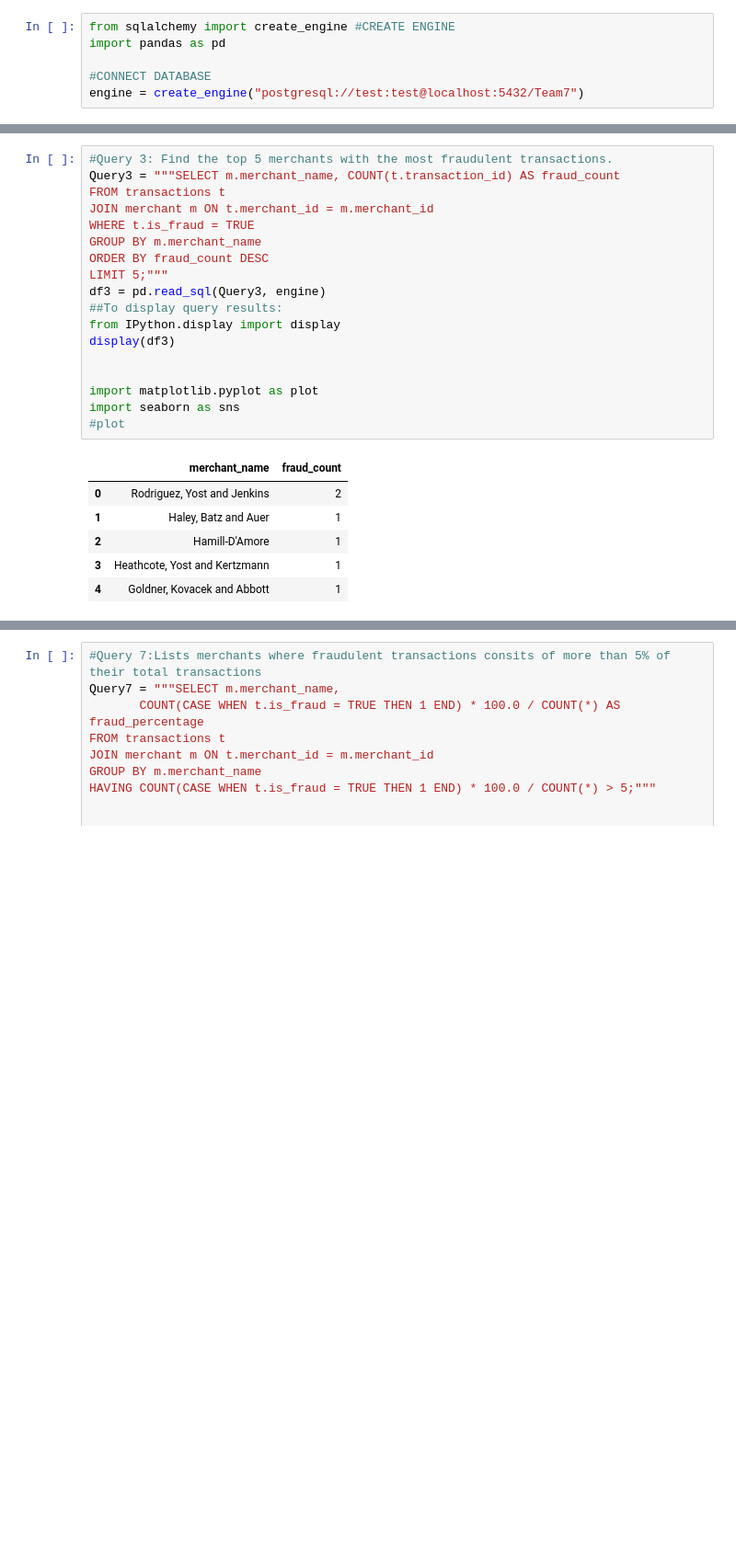
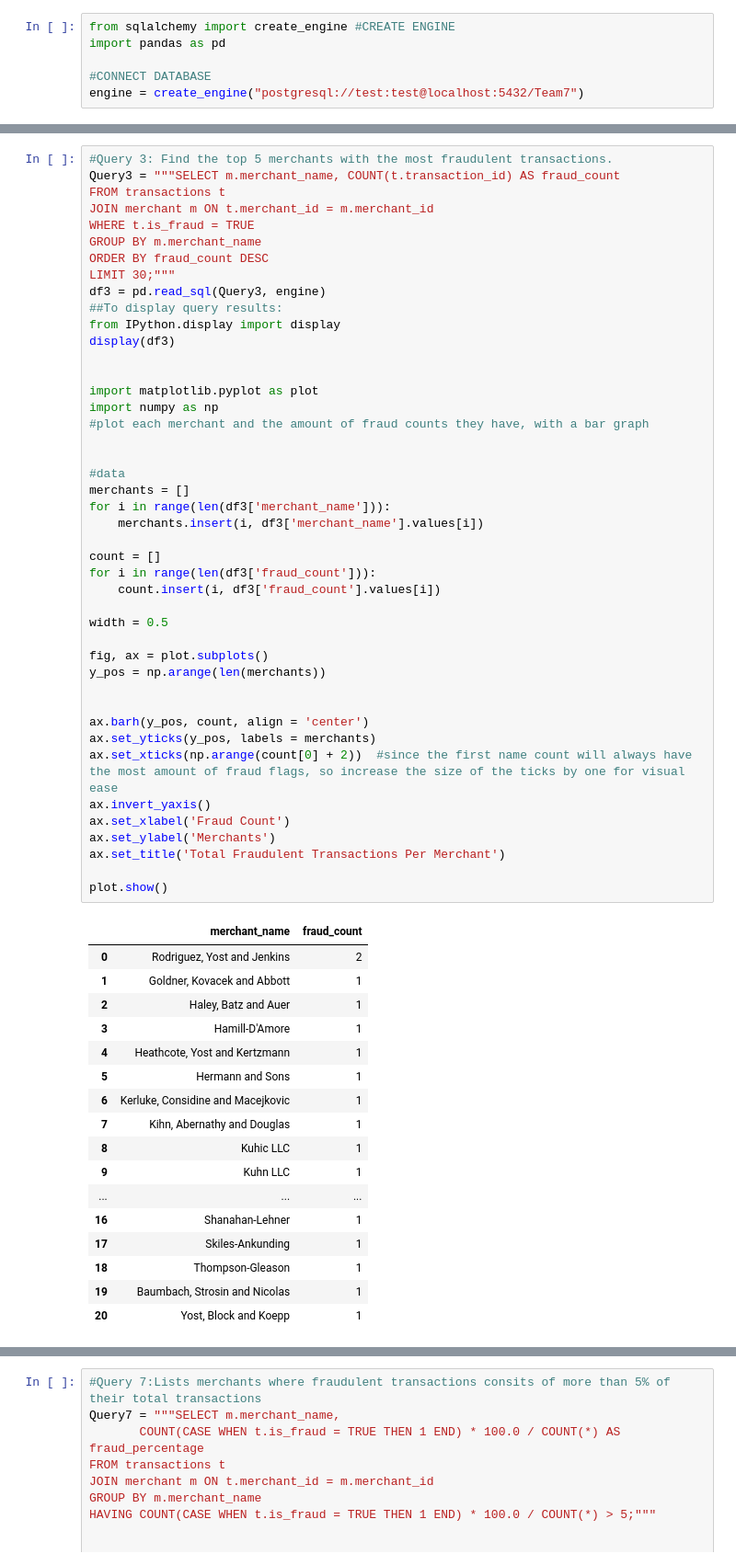
Before and after one commit to COP3710CreditCardFraudDetection/CCFraudDetectionDB, a Jupyter notebook: Team7.ipynb, the cells around one changed output, grey strips where cells are left out. Shown: that part at 92% size. Cells and saved outputs as stored; diff of their text form; blank space fills up the shorter version.

Commit message:
Working on the jupyterhub python visualization

```diff
--- a/Team7.ipynb
+++ b/Team7.ipynb
@@ -59,25 +73,62 @@ import seaborn as sns
 # %%
 #Query 3: Find the top 5 merchants with the most fraudulent transactions.
 Query3 = """SELECT m.merchant_name, COUNT(t.transaction_id) AS fraud_count
 FROM transactions t
 JOIN merchant m ON t.merchant_id = m.merchant_id
 WHERE t.is_fraud = TRUE
 GROUP BY m.merchant_name
 ORDER BY fraud_count DESC
-LIMIT 5;"""
+LIMIT 30;"""
 df3 = pd.read_sql(Query3, engine)
 ##To display query results:
 from IPython.display import display
 display(df3)
 
 
 import matplotlib.pyplot as plot
-import seaborn as sns
-#plot
+import numpy as np
+#plot each merchant and the amount of fraud counts they have, with a bar graph
+
+
+#data
+merchants = []
+for i in range(len(df3['merchant_name'])):
+    merchants.insert(i, df3['merchant_name'].values[i])
+
+count = []
+for i in range(len(df3['fraud_count'])):
+    count.insert(i, df3['fraud_count'].values[i])
+
+width = 0.5
+
+fig, ax = plot.subplots()
+y_pos = np.arange(len(merchants))
+
+
+ax.barh(y_pos, count, align = 'center')
+ax.set_yticks(y_pos, labels = merchants)
+ax.set_xticks(np.arange(count[0] + 2))  #since the first name count will always have the most amount of fraud flags, so increase the size of the ticks by one for visual ease
+ax.invert_yaxis()
+ax.set_xlabel('Fraud Count')
+ax.set_ylabel('Merchants')
+ax.set_title('Total Fraudulent Transactions Per Merchant')
+
+plot.show()
 # %% [output]
 |  | merchant_name | fraud_count |
 | 0 | Rodriguez, Yost and Jenkins | 2 |
-| 1 | Haley, Batz and Auer | 1 |
-| 2 | Hamill-D'Amore | 1 |
-| 3 | Heathcote, Yost and Kertzmann | 1 |
-| 4 | Goldner, Kovacek and Abbott | 1 |
+| 1 | Goldner, Kovacek and Abbott | 1 |
+| 2 | Haley, Batz and Auer | 1 |
+| 3 | Hamill-D'Amore | 1 |
+| 4 | Heathcote, Yost and Kertzmann | 1 |
+| 5 | Hermann and Sons | 1 |
+| 6 | Kerluke, Considine and Macejkovic | 1 |
+| 7 | Kihn, Abernathy and Douglas | 1 |
+| 8 | Kuhic LLC | 1 |
+| 9 | Kuhn LLC | 1 |
+| ... | ... | ... |
+| 16 | Shanahan-Lehner | 1 |
+| 17 | Skiles-Ankunding | 1 |
+| 18 | Thompson-Gleason | 1 |
+| 19 | Baumbach, Strosin and Nicolas | 1 |
+| 20 | Yost, Block and Koepp | 1 |
```
Also changed, not shown: parts of 6 cells of this notebook, 1 other file.
